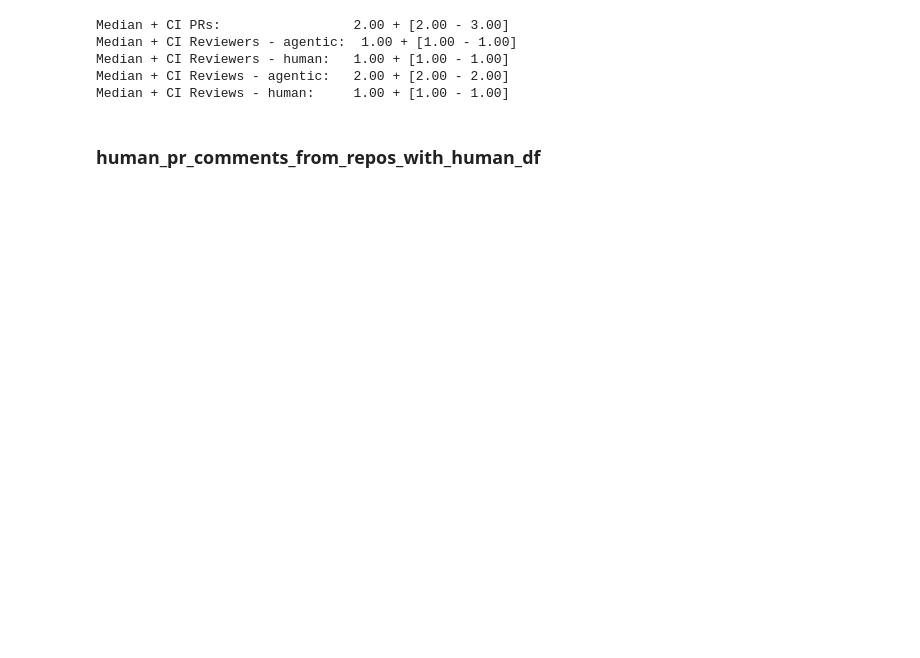
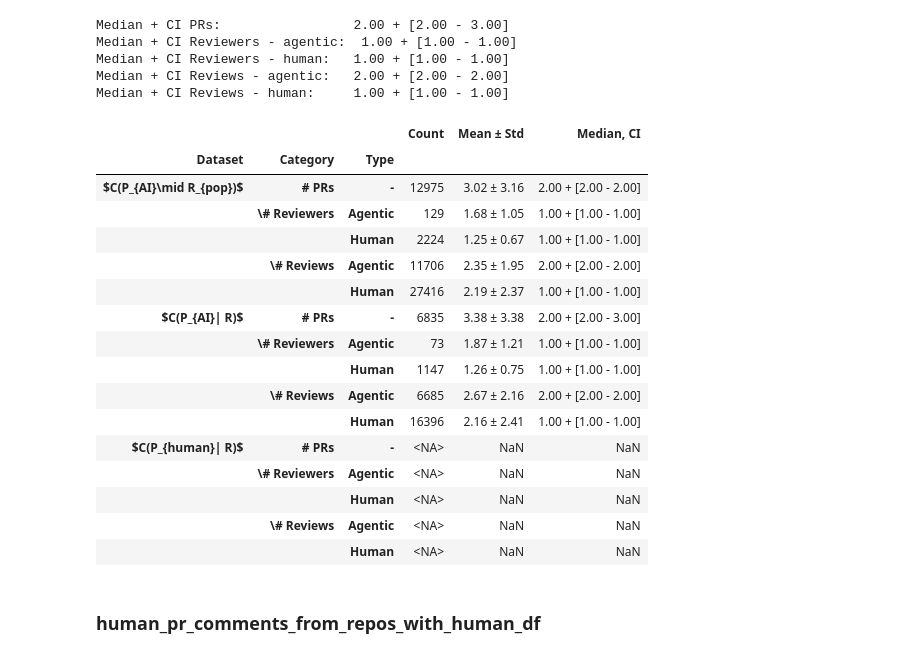
Before and after one commit to ncusi/reviewing-ai-generated-prs-ease2026-short, a Jupyter notebook: RQ2.ipynb, the cells around one changed output. Saved outputs shown, nothing was run; the diff lists cells and outputs as text; code cells hidden in the pictures; blank space fills up the shorter version.

```diff
--- a/RQ2.ipynb
+++ b/RQ2.ipynb
@@ -1101,6 +1181,44 @@ Median + CI Reviewers - agentic:  1.00 + [1.00 - 1.00]
 Median + CI Reviewers - human:   1.00 + [1.00 - 1.00]
 Median + CI Reviews - agentic:   2.00 + [2.00 - 2.00]
 Median + CI Reviews - human:     1.00 + [1.00 - 1.00]
+# %%
+table1.loc[("$C(P_{AI}| R)$", "# PRs", "-"), "Count"] = t1_prc_rwh_count_prs
+table1.loc[("$C(P_{AI}| R)$", "\\# Reviewers", "Agentic"), "Count"] = t1_prc_rwh_count_reviewers_agentic
+table1.loc[("$C(P_{AI}| R)$", "\\# Reviewers", "Human"), "Count"] = t1_prc_rwh_count_reviewers_human
+table1.loc[("$C(P_{AI}| R)$", "\\# Reviews", "Agentic"), "Count"] = t1_prc_rwh_count_reviews_agentic
+table1.loc[("$C(P_{AI}| R)$", "\\# Reviews", "Human"), "Count"] = t1_prc_rwh_count_reviews_human
+
+table1.loc[("$C(P_{AI}| R)$", "# PRs", "-"), "Mean ± Std"] = f"{t1_prc_rwh_ms_prs_mean:.2f} ± {t1_prc_rwh_ms_prs_std:.2f}"
+table1.loc[("$C(P_{AI}| R)$", "\\# Reviewers", "Agentic"), "Mean ± Std"] = f"{t1_prc_rwh_ms_reviewers_agentic_mean:.2f} ± {t1_prc_rwh_ms_reviewers_agentic_std:.2f}"
+table1.loc[("$C(P_{AI}| R)$", "\\# Reviewers", "Human"), "Mean ± Std"] = f"{t1_prc_rwh_ms_reviewers_human_mean:.2f} ± {t1_prc_rwh_ms_reviewers_human_std:.2f}"
+table1.loc[("$C(P_{AI}| R)$", "\\# Reviews", "Agentic"), "Mean ± Std"] = f"{t1_prc_rwh_ms_reviews_agentic_mean:.2f} ± {t1_prc_rwh_ms_reviews_agentic_std:.2f}"
+table1.loc[("$C(P_{AI}| R)$", "\\# Reviews", "Human"), "Mean ± Std"] = f"{t1_prc_rwh_ms_reviews_human_mean:.2f} ± {t1_prc_rwh_ms_rwh_reviews_human_std:.2f}"
+
+table1.loc[("$C(P_{AI}| R)$", "# PRs", "-"), "Median, CI"] = f"{t1_prc_rwh_me_ci_prs:.2f} + [{t1_prc_rwh_me_ci_prs_low:.2f} - {t1_prc_rwh_me_ci_prs_high:.2f}]"
+table1.loc[("$C(P_{AI}| R)$", "\\# Reviewers", "Agentic"), "Median, CI"] = f"{t1_prc_rwh_me_ci_reviewers_agentic:.2f} + [{t1_prc_rwh_me_ci_reviewers_agentic_low:.2f} - {t1_prc_rwh_me_ci_reviewers_agentic_high:.2f}]"
+table1.loc[("$C(P_{AI}| R)$", "\\# Reviewers", "Human"), "Median, CI"] = f"{t1_prc_rwh_me_ci_reviewers_human:.2f} + [{t1_prc_rwh_me_ci_reviewers_human_low:.2f} - {t1_prc_rwh_me_ci_reviewers_human_high:.2f}]"
+table1.loc[("$C(P_{AI}| R)$", "\\# Reviews", "Agentic"), "Median, CI"] = f"{t1_prc_rwh_me_ci_reviews_agentic:.2f} + [{t1_prc_rwh_me_ci_reviews_agentic_low:.2f} - {t1_prc_rwh_me_ci_reviews_agentic_high:.2f}]"
+table1.loc[("$C(P_{AI}| R)$", "\\# Reviews", "Human"), "Median, CI"] = f"{t1_prc_rwh_me_ci_reviews_human:.2f} + [{t1_prc_rwh_me_ci_reviews_human_low:.2f} - {t1_prc_rwh_me_ci_reviews_human_high:.2f}]"
+
+table1
+# %% [output]
+|  |  |  | Count | Mean ± Std | Median, CI |
+| Dataset | Category | Type |  |  |  |
+| $C(P_{AI}\mid R_{pop})$ | # PRs | - | 12975 | 3.02 ± 3.16 | 2.00 + [2.00 - 2.00] |
+|  | \# Reviewers | Agentic | 129 | 1.68 ± 1.05 | 1.00 + [1.00 - 1.00] |
+|  |  | Human | 2224 | 1.25 ± 0.67 | 1.00 + [1.00 - 1.00] |
+|  | \# Reviews | Agentic | 11706 | 2.35 ± 1.95 | 2.00 + [2.00 - 2.00] |
+|  |  | Human | 27416 | 2.19 ± 2.37 | 1.00 + [1.00 - 1.00] |
+| $C(P_{AI}| R)$ | # PRs | - | 6835 | 3.38 ± 3.38 | 2.00 + [2.00 - 3.00] |
+|  | \# Reviewers | Agentic | 73 | 1.87 ± 1.21 | 1.00 + [1.00 - 1.00] |
+|  |  | Human | 1147 | 1.26 ± 0.75 | 1.00 + [1.00 - 1.00] |
+|  | \# Reviews | Agentic | 6685 | 2.67 ± 2.16 | 2.00 + [2.00 - 2.00] |
+|  |  | Human | 16396 | 2.16 ± 2.41 | 1.00 + [1.00 - 1.00] |
+| $C(P_{human}| R)$ | # PRs | - | <NA> | NaN | NaN |
+|  | \# Reviewers | Agentic | <NA> | NaN | NaN |
+|  |  | Human | <NA> | NaN | NaN |
+|  | \# Reviews | Agentic | <NA> | NaN | NaN |
+|  |  | Human | <NA> | NaN | NaN |
 # %% [markdown]
 ### human_pr_comments_from_repos_with_human_df
 # %%
```
Also changed, not shown: parts of 11 cells of this notebook.
